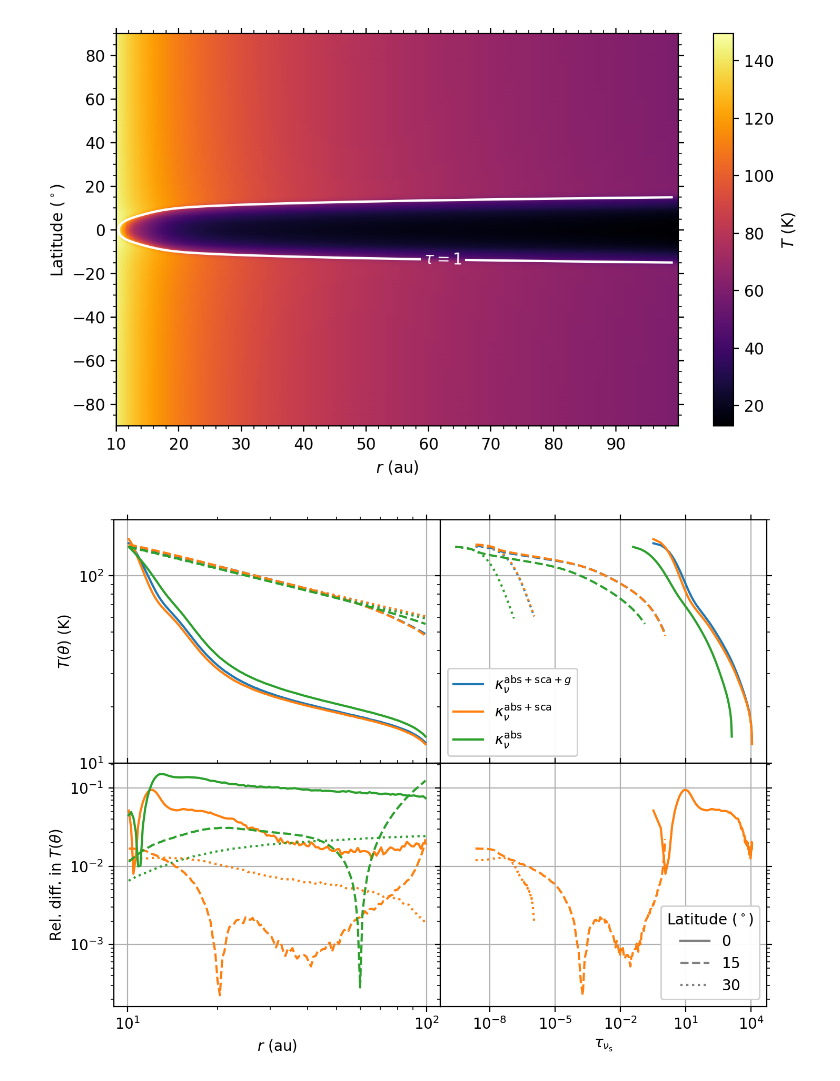
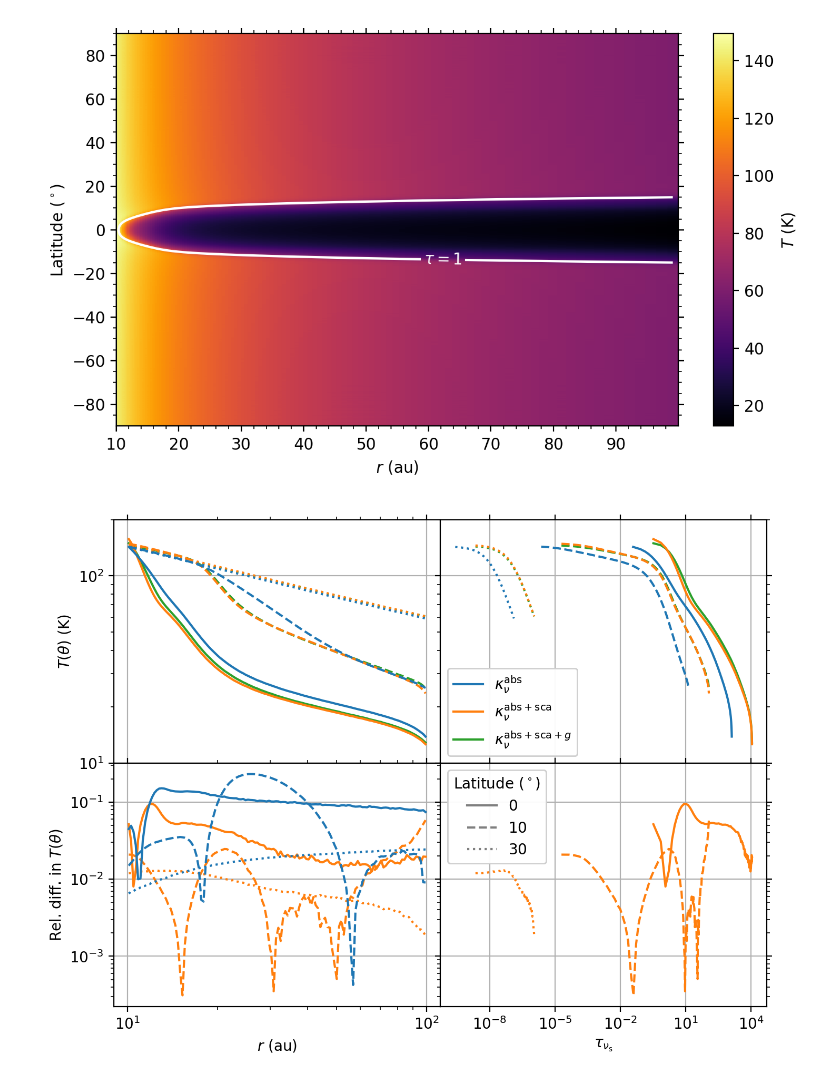
Before and after one commit to sabaronett/rad-hydro, a Jupyter notebook: radmc3d/dsharp_abs-sca-g/DSHARPAbsSca-g.ipynb, the cells around one changed output. Cells and saved outputs as stored; diff of their text form; code cells hidden in the pictures.

```diff
--- a/radmc3d/dsharp_abs-sca-g/DSHARPAbsSca-g.ipynb
+++ b/radmc3d/dsharp_abs-sca-g/DSHARPAbsSca-g.ipynb
@@ -435,23 +435,25 @@ fig, axs = plt.subplots(nrows=2, ncols=2, sharex='col', sharey='row',
                         figsize=(8, 6), dpi=200)
 tab_colors = list(matplotlib.colors.TABLEAU_COLORS)
 lss = ['solid', 'dashed', 'dotted']
-theta_degs = [90, 75, 60]
+theta_degs = [90, 80, 60]
 c_solns, ls_thetas, ref_soln = [], [], []
 
 # RADMC-3D
 base = '/home/stanley/github/sabaronett/rad-hydro/radmc3d'
-runs = ['dsharp_abs-sca-g', 'dsharp_abs-sca', 'dsharp_abs']
+runs = [['dsharp_abs-sca-g', 'tab:green'],
+        ['dsharp_abs-sca', 'tab:orange'],
+        ['dsharp_abs', 'tab:blue']]
 for i, run in enumerate(runs):
-  path = f'{base}/{run}'
+  path = f'{base}/{run[0]}'
   grid = np.load(f'{path}/amr_grid.npz', allow_pickle=True)['grid'][()]
   taux = np.load(f'{path}/taux.npz')['taux']
   dusttemp = np.load(f'{path}/dust_temperature.npz')['dusttemp']
   dtheta = (grid.y[-1] - grid.y[0])/len(grid.y)
   for th, theta_deg in enumerate(theta_degs):
     j = int(theta_deg/rad2deg/dtheta)
-    axs[0][0].plot(grid.x/au, dusttemp[:,j,0,0], color=tab_colors[i],
+    axs[0][0].plot(grid.x/au, dusttemp[:,j,0,0], color=run[1],
                    ls=lss[th])
-    axs[0][1].plot(taux[:,j,0], dusttemp[:,j,0,0], color=tab_colors[i],
+    axs[0][1].plot(taux[:,j,0], dusttemp[:,j,0,0], color=run[1],
                    ls=lss[th])
     if i == 0:
       ref_temp = dusttemp
@@ -460,37 +462,37 @@ for i, run in enumerate(runs):
     else:
       rel_diff_T = 2*np.abs(ref_temp[:,j,0,0] - dusttemp[:,j,0,0])\
                    /(ref_temp[:,j,0,0] + dusttemp[:,j,0,0])
-      axs[1][0].plot(grid.x/au, rel_diff_T, color=tab_colors[i], ls=lss[th])
+      axs[1][0].plot(grid.x/au, rel_diff_T, color=run[1], ls=lss[th])
       if i == 1:
-        axs[1][1].plot(taux[:,j,0], rel_diff_T, color=tab_colors[i], ls=lss[th])
+        axs[1][1].plot(taux[:,j,0], rel_diff_T, color=run[1], ls=lss[th])
 
 # Plot ghost points for colorless line style and add legends
 c_solns.append(axs[0][1].plot([], [], color='tab:blue',
-               label=r'$\kappa_\nu^{\mathrm{abs+sca}+g}$')[0])
+               label=r'$\kappa_\nu^\mathrm{abs}$')[0])
 c_solns.append(axs[0][1].plot([], [], color='tab:orange',
                label=r'$\kappa_\nu^\mathrm{abs+sca}$')[0])
 c_solns.append(axs[0][1].plot([], [], color='tab:green',
-               label=r'$\kappa_\nu^\mathrm{abs}$')[0])
+               label=r'$\kappa_\nu^{\mathrm{abs+sca}+g}$')[0])
 ls_legend = axs[1][1].legend(title=r'Latitude ($^\circ)$', handles=ls_thetas,
-                             loc='lower right')
+                             loc='upper left')
 color_legend = axs[0][1].legend(handles=c_solns, loc='lower left')
 # soln_legend = axs[1].legend(handles=ref_soln)
 axs[1][1].add_artist(ls_legend)
 axs[0][1].add_artist(color_legend)
 # axs[1].add_artist(soln_legend)
 
 # Format (sub)plots
 for ax in axs.flat:
   ax.grid()
   ax.minorticks_on()
   ax.set(xscale='log', yscale='log')
   ax.tick_params(axis='both', which='both', top=True, right=True)
 
 axs[0][0].set(ylabel=r'$T(\theta)$ (K)', ylim = (10, 2e2))
 axs[1][0].set(xlabel=r'$r$ (au)', ylabel=r'Rel. diff. in $T(\theta)$')
 axs[1][1].set(xlabel=r'$\tau_{\nu_\mathrm{s}}$')
 # fig.suptitle('RADMC-3D', y=0.95)
 plt.subplots_adjust(hspace=0, wspace=0)
 plt.savefig('radmc3d.pdf', bbox_inches='tight', pad_inches=0.01)
 # %% [output]
-[figure, old version]
+[figure, new version]
```
Also changed, not shown: parts of 1 cell of this notebook, 5 other files.
